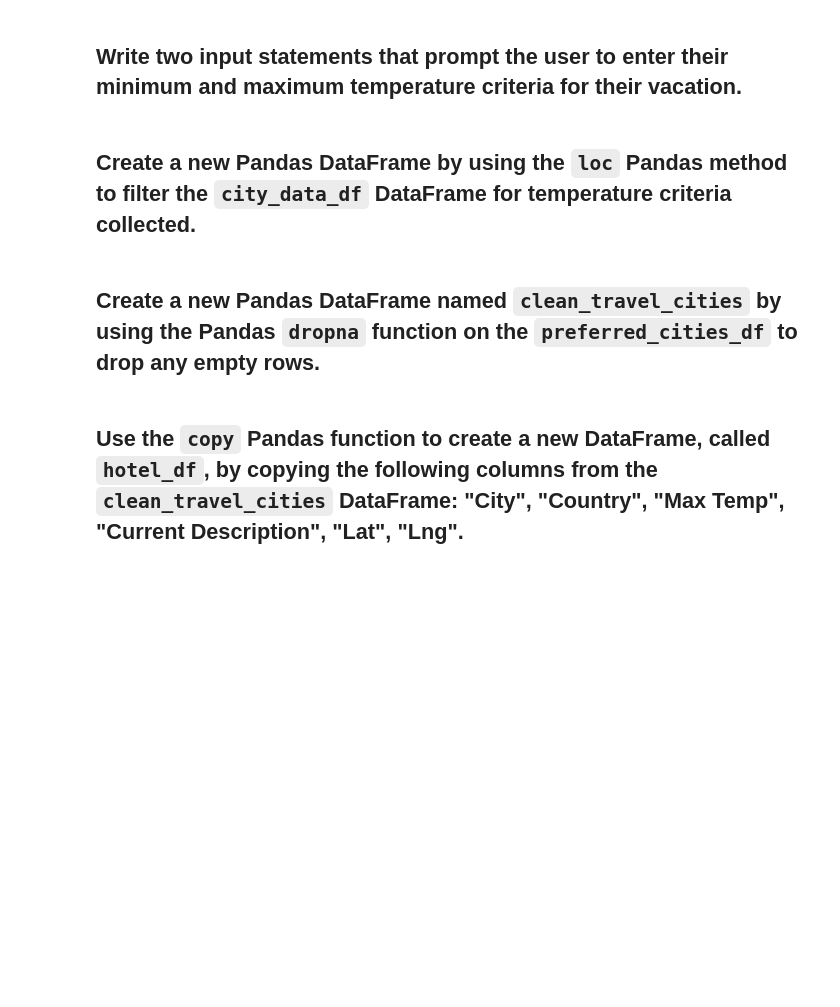
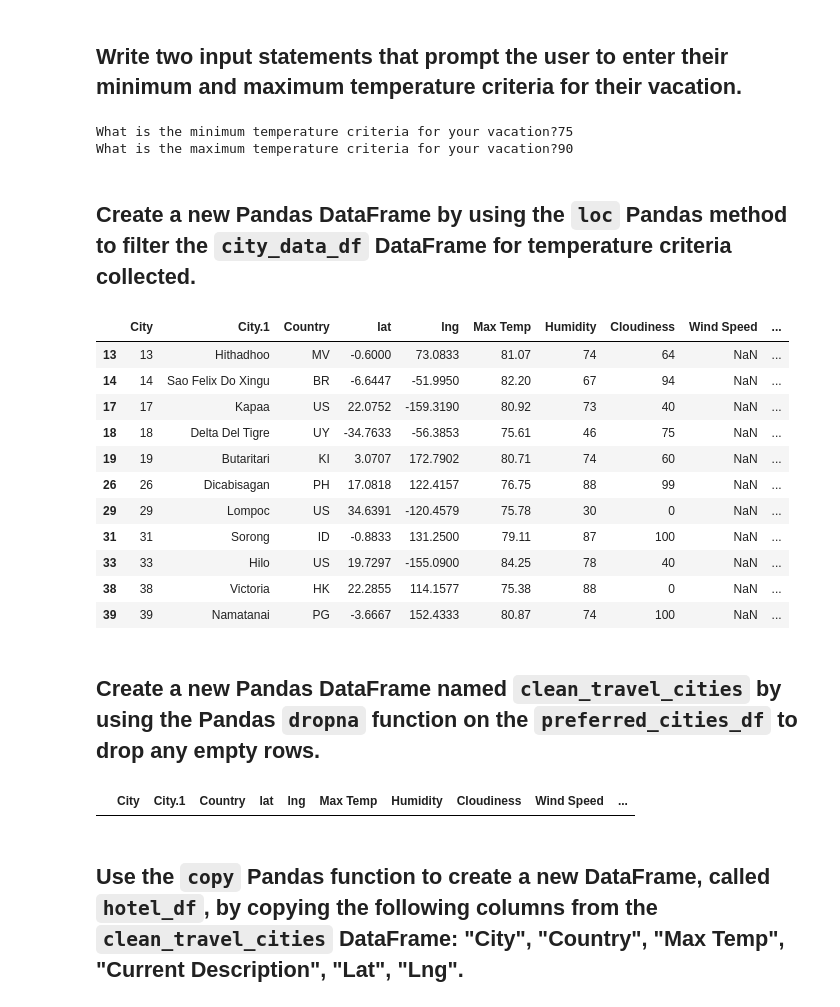
Before and after one commit to AliBailoun234/World_Weather_Analysis_Challenge, a Jupyter notebook: Vacation_Search/Vacation_Search.ipynb, the cells around one changed output. Cells and saved outputs as stored; diff of their text form; code cells hidden in the pictures; blank space fills up the shorter version.

```diff
--- a/Vacation_Search/Vacation_Search.ipynb
+++ b/Vacation_Search/Vacation_Search.ipynb
@@ -63,7 +63,7 @@ gmaps.configure(api_key=g_key)
 file_path = "../Weather_Database/WeatherPy_database.csv"
 
 # Load the CSV file into a Pandas DataFrame
-city_data_df = # YOUR CODE HERE
+city_data_df = pd.read_csv(file_path)
 
 # Display sample data
-# YOUR CODE HERE
+city_data_df.head()
@@ -71,26 +78,44 @@ city_data_df = # YOUR CODE HERE
 ## Write two input statements that prompt the user to enter their minimum and maximum temperature criteria for their vacation.
 # %%
 # Prompt the user to enter the minimum temperature criteria
-min_temp = # YOUR CODE HERE
+min_temp = float(input("What is the minimum temperature criteria for your vacation?"))
 
 # Prompt the user to enter the maximum temperature criteria
-max_temp = # YOUR CODE HERE
+max_temp = float(input("What is the maximum temperature criteria for your vacation?"))
+# %% [output]
+What is the minimum temperature criteria for your vacation?75
+What is the maximum temperature criteria for your vacation?90
 # %% [markdown]
 ## Create a new Pandas DataFrame by using the `loc` Pandas method to filter the `city_data_df` DataFrame for temperature criteria  collected.
 # %%
 # Filter the city_data_df DataFrame to find the cities that fit the criteria using the loc Pandas function
-preferred_cities_df = # YOUR CODE HERE
+preferred_cities_df = city_data_df.loc[(city_data_df["Max Temp"] <= max_temp) & (city_data_df["Max Temp"] >=min_temp)]
 
 # Display sample data
-# YOUR CODE HERE
+preferred_cities_df.head(11)
+# %% [output]
+|  | City | City.1 | Country | lat | lng | Max Temp | Humidity | Cloudiness | Wind Speed | ... |
+| 13 | 13 | Hithadhoo | MV | -0.6000 | 73.0833 | 81.07 | 74 | 64 | NaN | ... |
+| 14 | 14 | Sao Felix Do Xingu | BR | -6.6447 | -51.9950 | 82.20 | 67 | 94 | NaN | ... |
+| 17 | 17 | Kapaa | US | 22.0752 | -159.3190 | 80.92 | 73 | 40 | NaN | ... |
+| 18 | 18 | Delta Del Tigre | UY | -34.7633 | -56.3853 | 75.61 | 46 | 75 | NaN | ... |
+| 19 | 19 | Butaritari | KI | 3.0707 | 172.7902 | 80.71 | 74 | 60 | NaN | ... |
+| 26 | 26 | Dicabisagan | PH | 17.0818 | 122.4157 | 76.75 | 88 | 99 | NaN | ... |
+| 29 | 29 | Lompoc | US | 34.6391 | -120.4579 | 75.78 | 30 | 0 | NaN | ... |
+| 31 | 31 | Sorong | ID | -0.8833 | 131.2500 | 79.11 | 87 | 100 | NaN | ... |
+| 33 | 33 | Hilo | US | 19.7297 | -155.0900 | 84.25 | 78 | 40 | NaN | ... |
+| 38 | 38 | Victoria | HK | 22.2855 | 114.1577 | 75.38 | 88 | 0 | NaN | ... |
+| 39 | 39 | Namatanai | PG | -3.6667 | 152.4333 | 80.87 | 74 | 100 | NaN | ... |
 # %% [markdown]
 ## Create a new Pandas DataFrame named `clean_travel_cities` by using the Pandas `dropna` function on the `preferred_cities_df` to drop any empty rows.
 # %%
 # Drop any empty rows in the preferred_cities_df DataFrame and create a new DataFrame.
-clean_travel_cities = # YOUR CODE HERE
+clean_travel_cities = preferred_cities_df.dropna()
 
 # Display sample data
-# YOUR CODE HERE
+clean_travel_cities.head(11)
+# %% [output]
+|  | City | City.1 | Country | lat | lng | Max Temp | Humidity | Cloudiness | Wind Speed | ... |
 # %% [markdown]
 ## Use the `copy` Pandas function to create a new DataFrame, called `hotel_df`, by copying the following columns from the `clean_travel_cities` DataFrame: "City", "Country", "Max Temp", "Current Description", "Lat", "Lng".
 # %%
```
Also changed, not shown: parts of 13 cells of this notebook, 5 other files.
